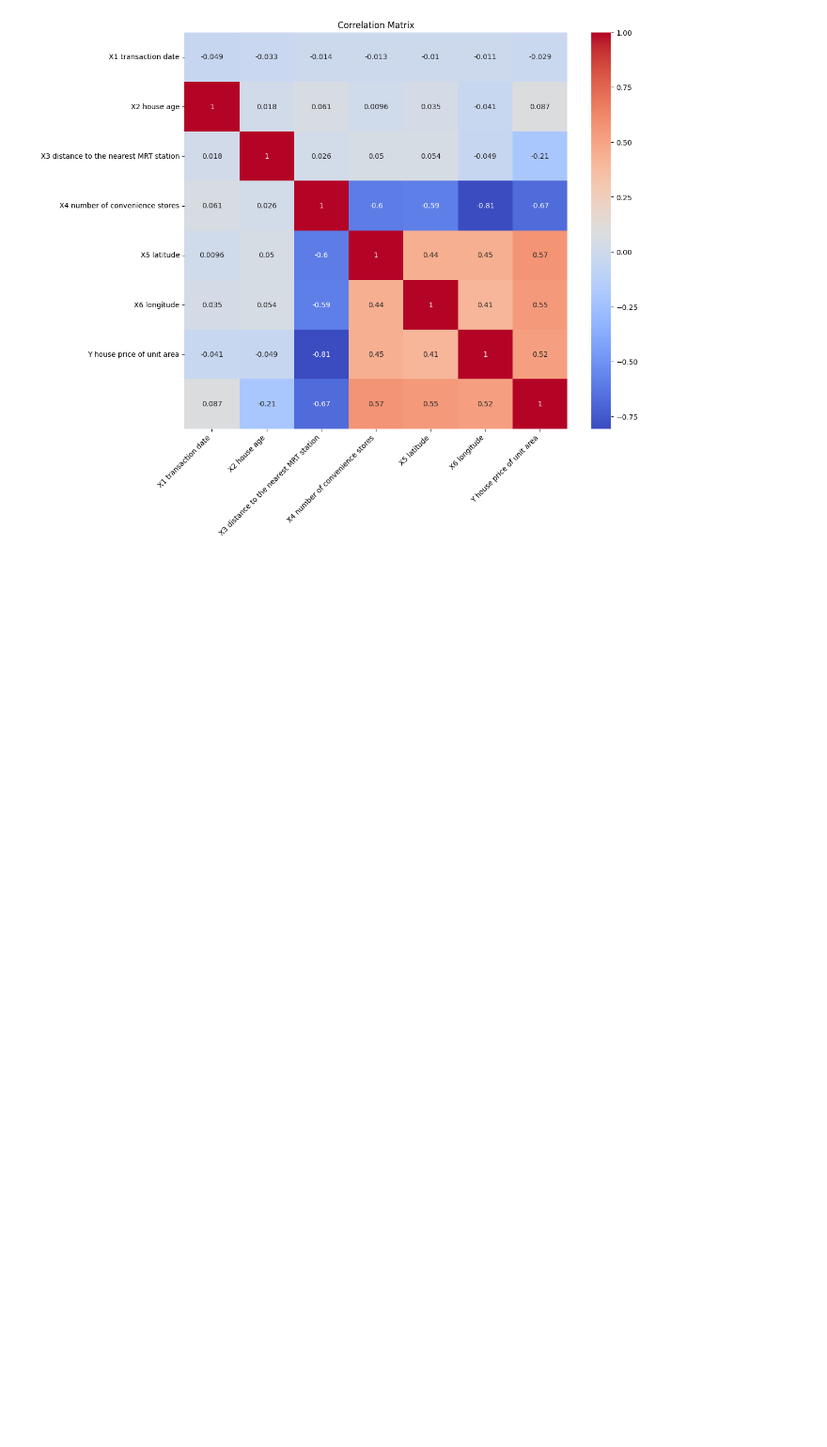
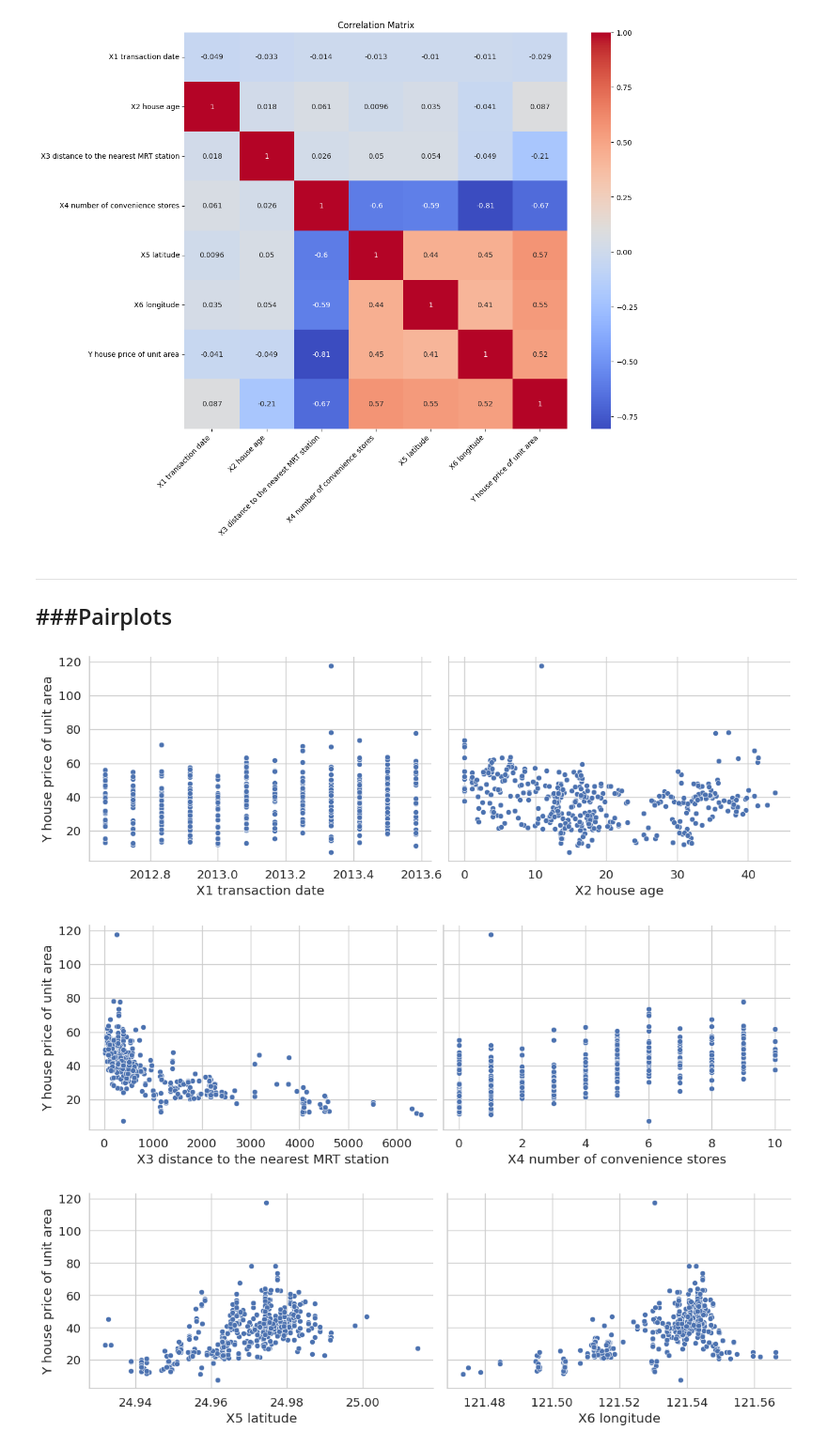
Before and after one commit to s28629/PAD_final_project, a Jupyter notebook: Jacek_Piekut_28629_PAD_final_project_notebook.ipynb, the cells around one changed output. Shown: that part at 94% size. Drawn from its saved outputs; the diff is of its cells as text; code cells hidden in the pictures; blank space fills up the shorter version.

Commit message:
Derived pairplots between predictors and output

```diff
--- a/Jacek_Piekut_28629_PAD_final_project_notebook.ipynb
+++ b/Jacek_Piekut_28629_PAD_final_project_notebook.ipynb
@@ -307,3 +307,47 @@ plt.show()
 ########################################################################################################################
 # %% [output]
 [figure]
+# %% [markdown]
+---
+###Pairplots
+---
+# %%
+########################################################################################################################
+# presenting pairplots
+
+sns.set(font_scale=1.2)
+sns.set_style("whitegrid")
+
+# exclusion of 1st entry ("No")
+predictor_column_names = df.columns[1:]
+
+# determination of half of dataset's length
+# to enable pairwise presentation of plots
+half_of_dataset_column_length = (len(df.columns[1:]) - 1)//2
+
+for predictor_column_index in range(0, half_of_dataset_column_length, 1):
+  even_index  = 2 * predictor_column_index
+  odd_index   = 2 * predictor_column_index + 1
+
+  sns.pairplot(
+                data=df,
+                x_vars=[predictor_column_names[even_index], predictor_column_names[odd_index]],
+                y_vars="Y house price of unit area",
+                kind="scatter",
+                diag_kind="kde",
+                height=4,
+                aspect=1.5
+               )
+  # index fixes
+  # to increase readability and consistency
+  # with labels in the dataset
+  plt.savefig(f"pair_plots_X{even_index + 1}_X{odd_index + 1}.png")
+
+plt.tight_layout()
+
+
+########################################################################################################################
+# %% [output]
+[figure, added]
+[figure, added]
+[figure, added]
```
